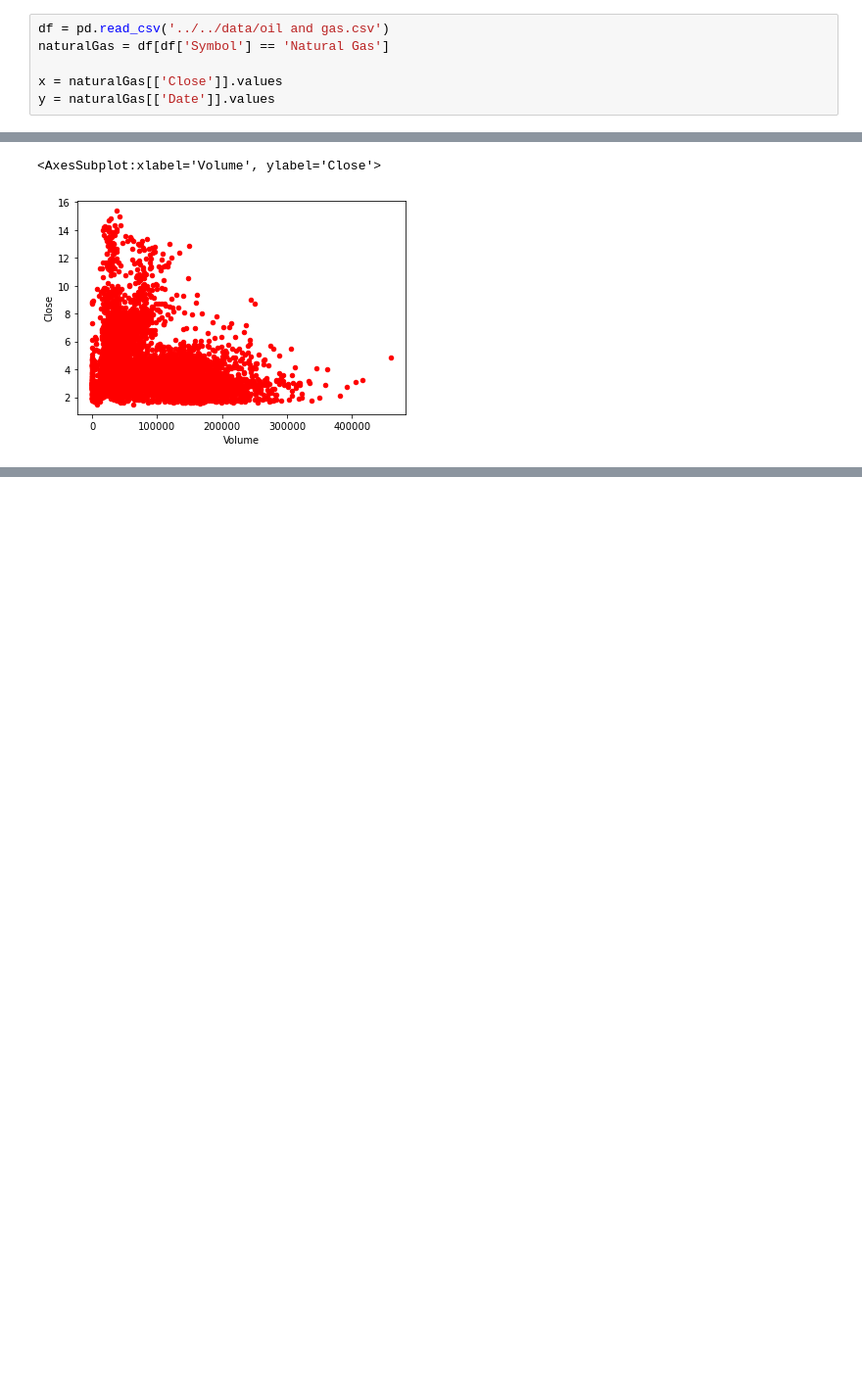
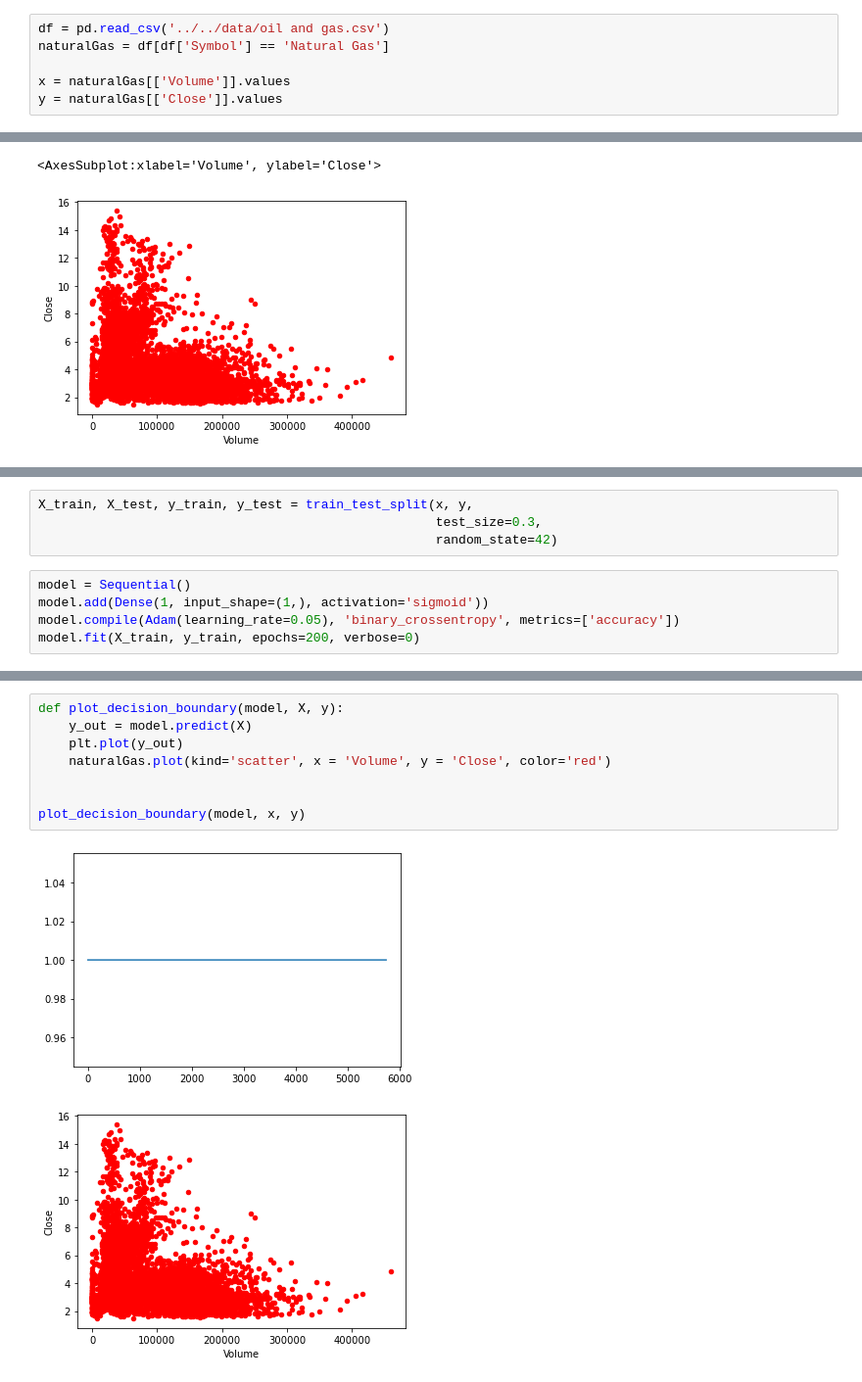
Before and after one commit to raouldeheer/zero_to_deep_learning_video, a Jupyter notebook: course/Uitwerkingen/Uitwerking opdracht 5.4.ipynb, the cells around one changed output, grey strips where cells are left out. Shown at 98% size. Saved outputs shown, nothing was run; the diff lists cells and outputs as text; blank space fills up the shorter version.

```diff
--- a/course/Uitwerkingen/Uitwerking opdracht 5.4.ipynb
+++ b/course/Uitwerkingen/Uitwerking opdracht 5.4.ipynb
@@ -11,8 +15,8 @@ import numpy as np
 df = pd.read_csv('../../data/oil and gas.csv')
 naturalGas = df[df['Symbol'] == 'Natural Gas']
 
-x = naturalGas[['Close']].values
-y = naturalGas[['Date']].values
+x = naturalGas[['Volume']].values
+y = naturalGas[['Close']].values
 # %%
 naturalGas.plot(kind='scatter', x = 'Volume', y = 'Close', color='red')
 # %% [output]
@@ -20,0 +30,9 @@ naturalGas.plot(kind='scatter', x = 'Volume', y = 'Close', color='red')
+# %%
+X_train, X_test, y_train, y_test = train_test_split(x, y,
+                                                    test_size=0.3,
+                                                    random_state=42)
+# %%
+model = Sequential()
+model.add(Dense(1, input_shape=(1,), activation='sigmoid'))
+model.compile(Adam(learning_rate=0.05), 'binary_crossentropy', metrics=['accuracy'])
+model.fit(X_train, y_train, epochs=200, verbose=0)
@@ -20,0 +45,11 @@ naturalGas.plot(kind='scatter', x = 'Volume', y = 'Close', color='red')
+# %%
+def plot_decision_boundary(model, X, y):
+    y_out = model.predict(X)
+    plt.plot(y_out)
+    naturalGas.plot(kind='scatter', x = 'Volume', y = 'Close', color='red')
+
+
+plot_decision_boundary(model, x, y)
+# %% [output]
+[figure, added]
+[figure, added]
```
Also changed, not shown: parts of 6 cells of this notebook.
